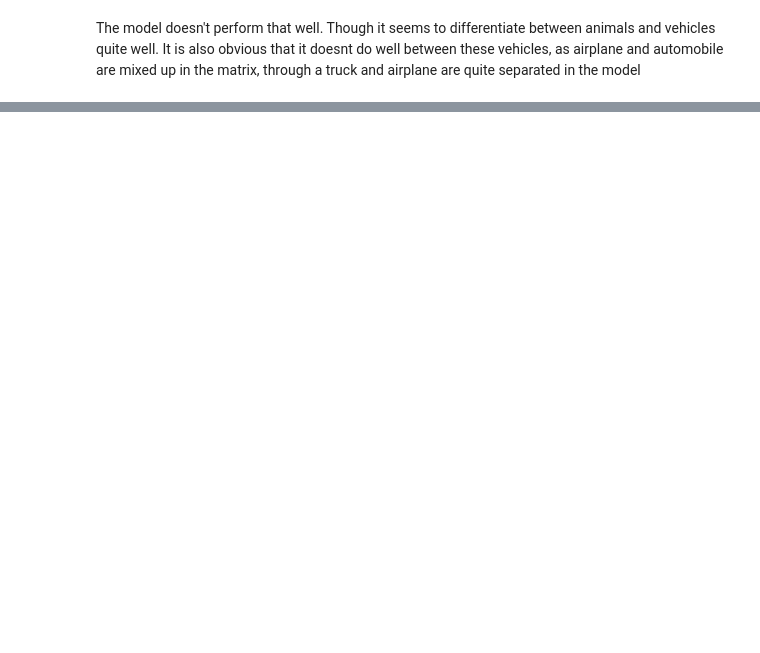
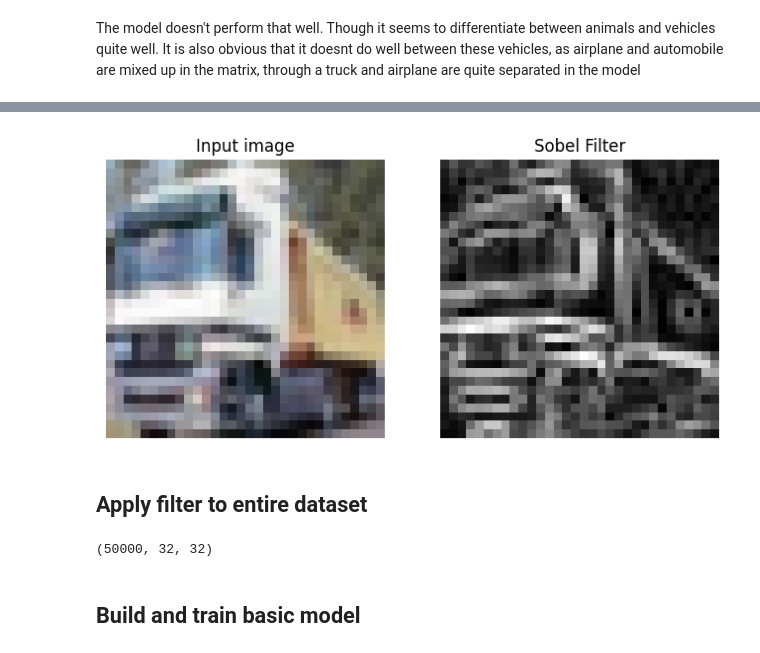
Before and after one commit to alfierushby/multiclass_classifier, a Jupyter notebook: Project.ipynb, the cells around one changed output, grey strips where cells are left out. Cells and saved outputs as stored; diff of their text form; code cells hidden in the pictures; blank space fills up the shorter version.

```diff
--- a/Project.ipynb
+++ b/Project.ipynb
@@ -101,0 +177,19 @@ The model doesn't perform that well. Though it seems to differentiate between an
+# %%
+grayscale = rgb2gray(x_train[1])
+edges = filters.sobel(grayscale)
+# %%
+
+fig, (ax1, ax2) = plt.subplots(1, 2, figsize=(8, 4), sharex=True, sharey=True)
+
+ax1.axis('off')
+ax1.imshow(x_train[1], cmap=plt.cm.gray)
+ax1.set_title('Input image')
+
+ax2.axis('off')
+ax2.imshow(edges, cmap=plt.cm.gray)
+ax2.set_title('Sobel Filter')
+plt.show()
+# %% [output]
+[figure, added]
+# %% [markdown]
+## Apply filter to entire dataset
@@ -101,0 +206,6 @@ The model doesn't perform that well. Though it seems to differentiate between an
+# %%
+x_train_edges.shape
+# %% [output]
+(50000, 32, 32)
+# %% [markdown]
+## Build and train basic model
```
Also changed, not shown: parts of 31 cells of this notebook, 1 other file.
